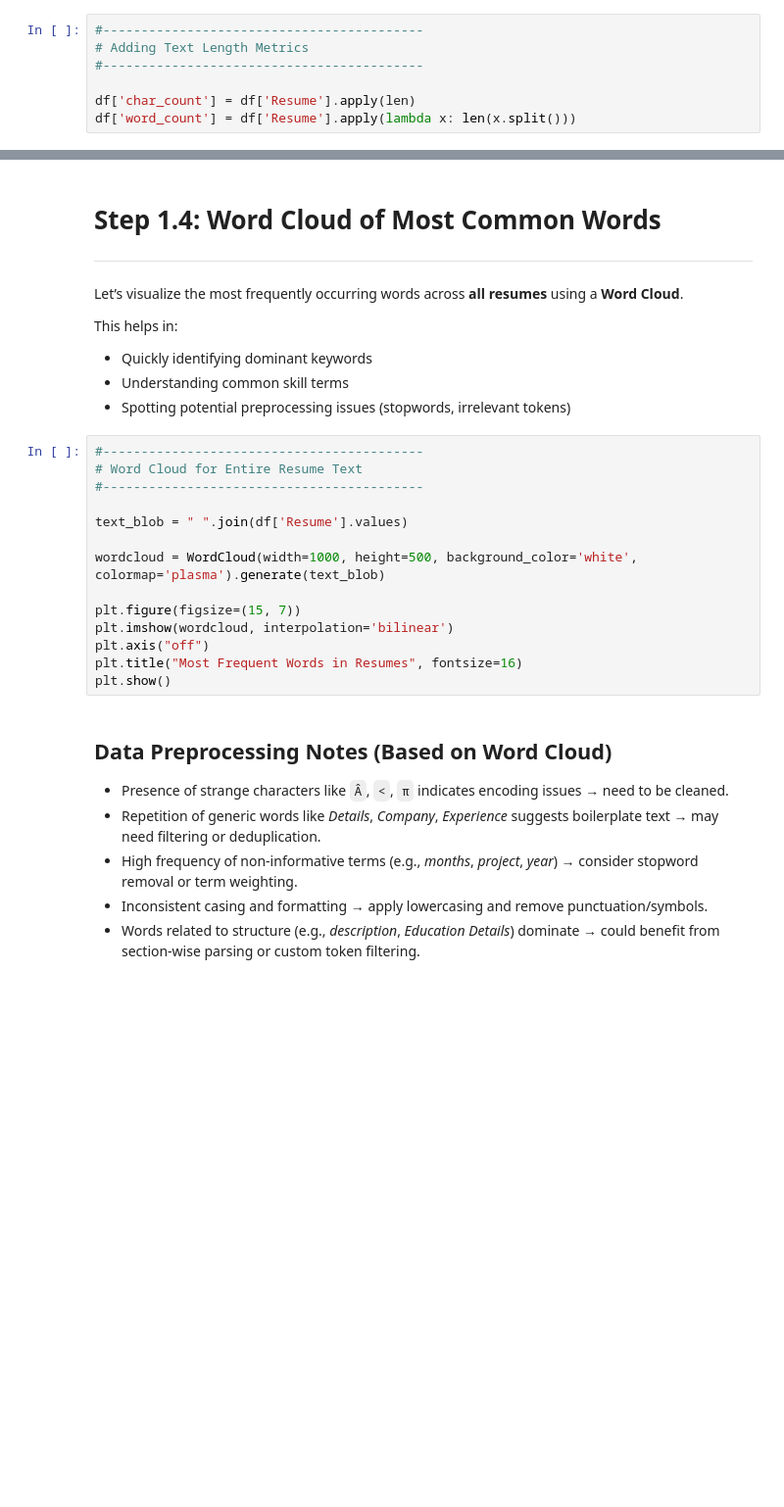
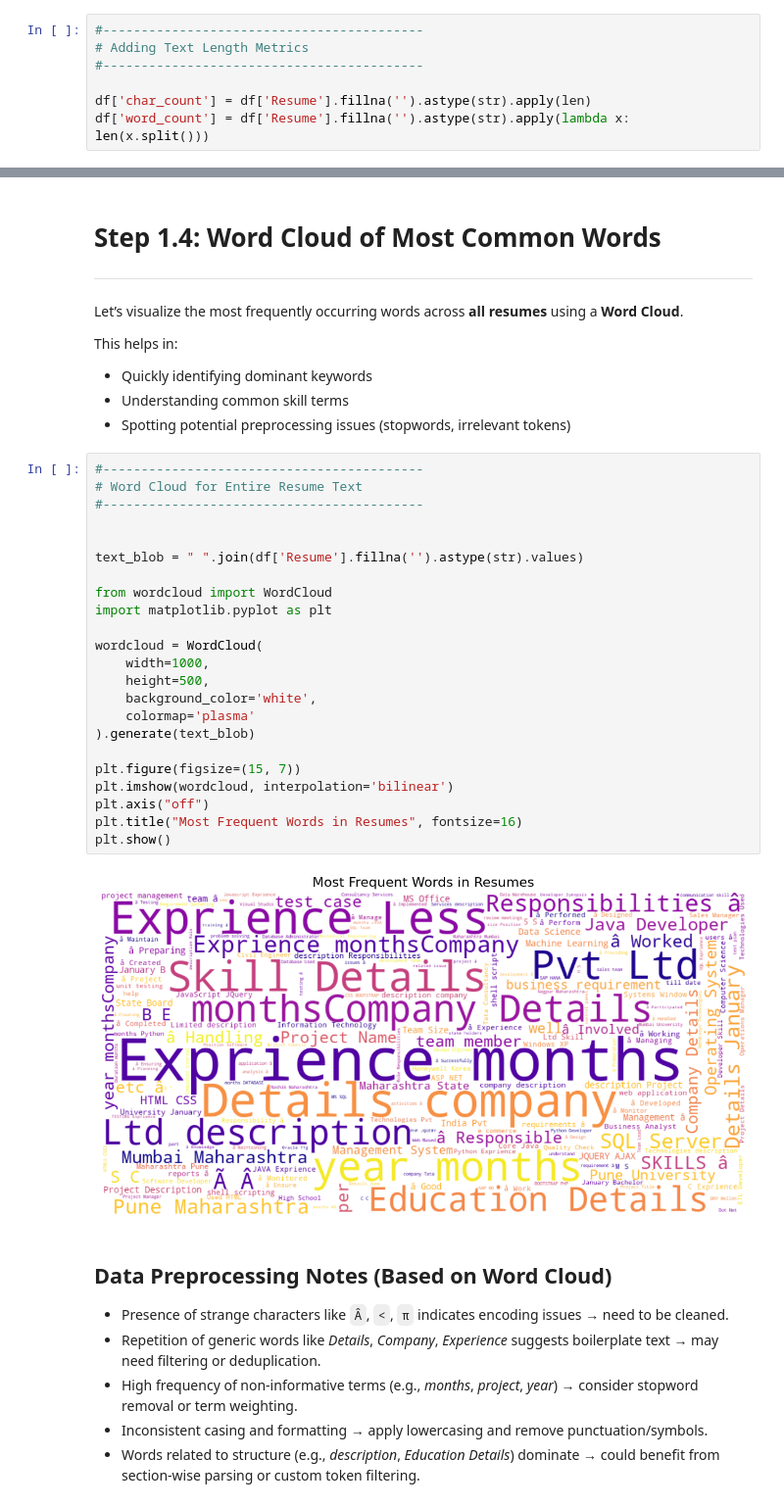
Before and after one commit to omarbasha19/NLP-Resume-Matching-System, a Jupyter notebook: NLP_Code.ipynb, the cells around one changed output, grey strips where cells are left out. Shown at 98% size. Cells and saved outputs as stored; diff of their text form; blank space fills up the shorter version.

```diff
--- a/NLP_Code.ipynb
+++ b/NLP_Code.ipynb
@@ -183,8 +229,8 @@ This can help identify outliers (e.g., very short or very long resumes) and may
 # Adding Text Length Metrics
 #------------------------------------------
 
-df['char_count'] = df['Resume'].apply(len)
-df['word_count'] = df['Resume'].apply(lambda x: len(x.split()))
+df['char_count'] = df['Resume'].fillna('').astype(str).apply(len)
+df['word_count'] = df['Resume'].fillna('').astype(str).apply(lambda x: len(x.split()))
 # %%
 #------------------------------------------
 # Plotting Character Count Distribution
@@ -259,17 +309,28 @@ This helps in:
 # %%
 #------------------------------------------
 # Word Cloud for Entire Resume Text
 #------------------------------------------
 
-text_blob = " ".join(df['Resume'].values)
 
-wordcloud = WordCloud(width=1000, height=500, background_color='white', colormap='plasma').generate(text_blob)
+text_blob = " ".join(df['Resume'].fillna('').astype(str).values)
+
+from wordcloud import WordCloud
+import matplotlib.pyplot as plt
+
+wordcloud = WordCloud(
+    width=1000,
+    height=500,
+    background_color='white',
+    colormap='plasma'
+).generate(text_blob)
 
 plt.figure(figsize=(15, 7))
 plt.imshow(wordcloud, interpolation='bilinear')
 plt.axis("off")
 plt.title("Most Frequent Words in Resumes", fontsize=16)
 plt.show()
+# %% [output]
+[figure, added]
 # %% [markdown]
 ##  Data Preprocessing Notes (Based on Word Cloud)
 
```
Also changed, not shown: parts of 34 cells of this notebook.
